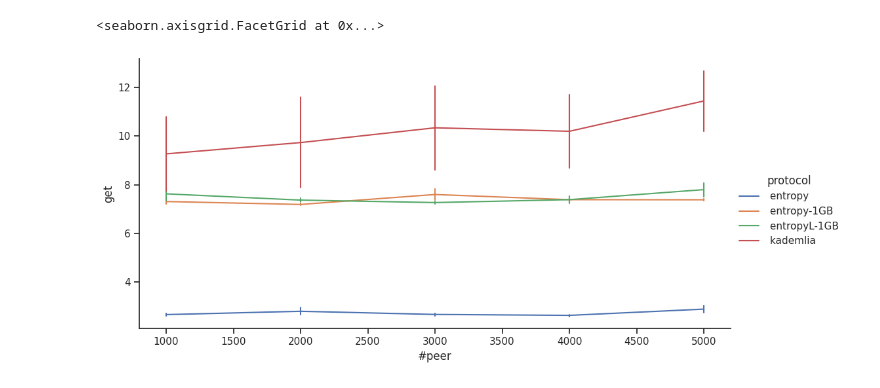
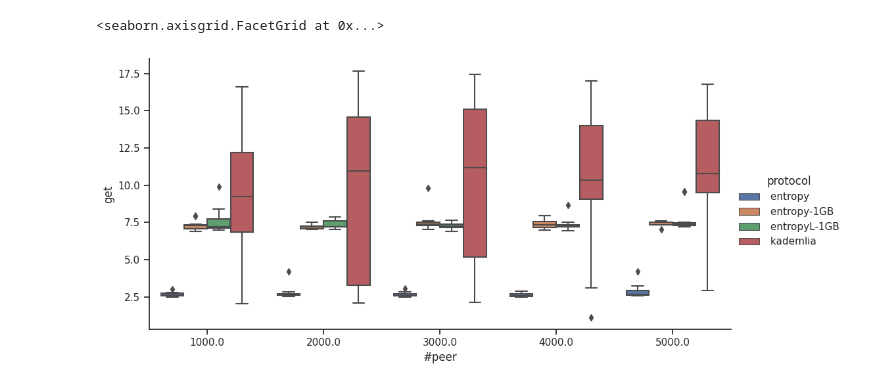
Before and after one commit to sgdxbc/festival, a Jupyter notebook: plot/latency.ipynb, the cells around one changed output. Drawn from its saved outputs; the diff is of its cells as text; code cells hidden in the pictures.

```diff
--- a/plot/latency.ipynb
+++ b/plot/latency.ipynb
@@ -19,9 +17,9 @@ sns.relplot(
 # %%
-sns.relplot(
+sns.catplot(
     data=latency, x='#peer', y='get', hue='protocol',
-    kind='line', err_style='bars', errorbar=('sd', 0.3),
+    kind='box',
     aspect=16 / 8,
 )
 # %% [output]
 <seaborn.axisgrid.FacetGrid at 0x...>
-[figure, old version]
+[figure, new version]
```
Also changed, not shown: parts of 1 cell of this notebook, 4 other files.
